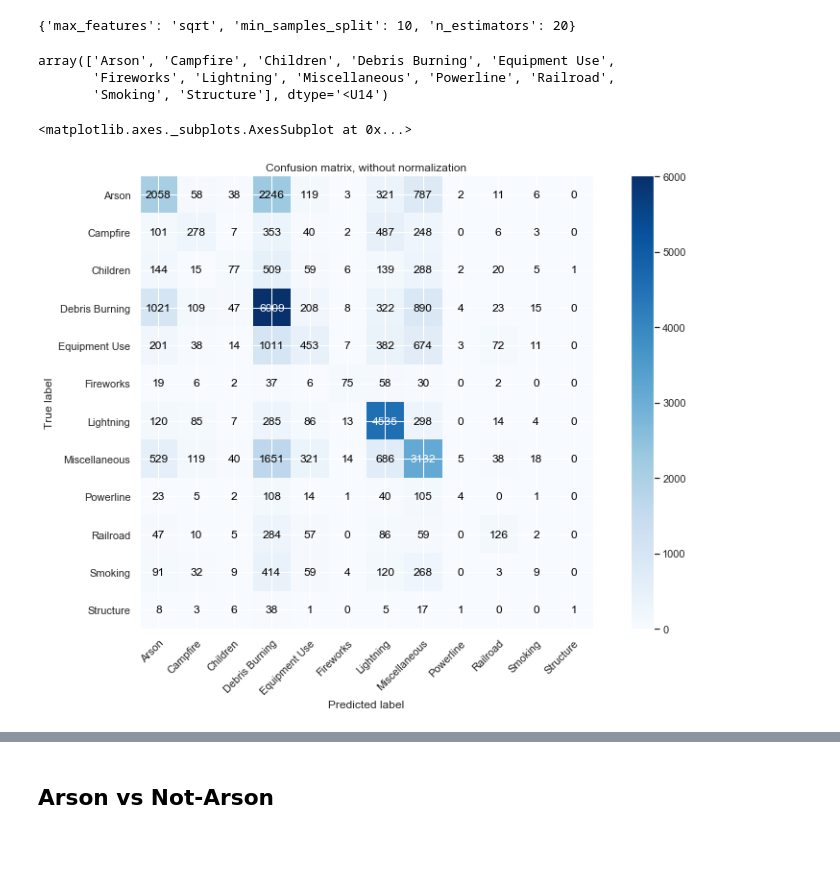
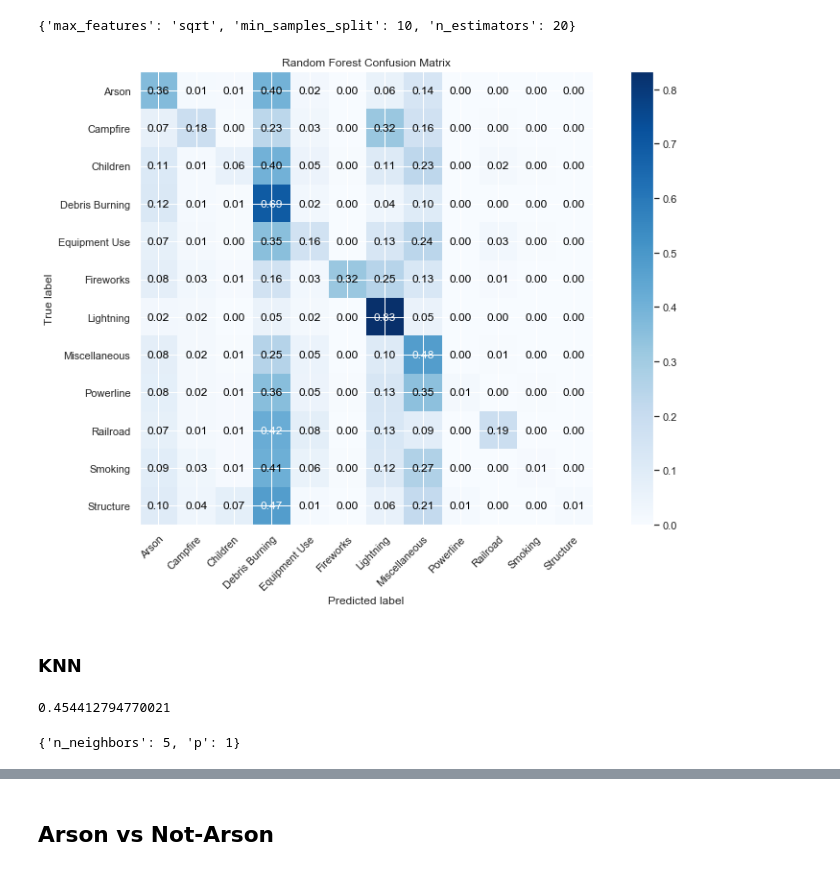
Before and after one commit to carterportwood/Wildfires_ML_Project, a Jupyter notebook: 208 Project.ipynb, the cells around one changed output, grey strips where cells are left out. Drawn from its saved outputs; the diff is of its cells as text; code cells hidden in the pictures; blank space fills up the shorter version.

```diff
--- a/208 Project.ipynb
+++ b/208 Project.ipynb
@@ -344,20 +377,20 @@ max_depth = [3, 5, None]
 min_samples_split = [2, 10]
 
 
-rf_random_grid = {
+rf_grid = {
     'n_estimators': [20],
     'min_samples_split': min_samples_split,
     'max_depth': max_depth
     'max_features': max_features}
 
-rf_cv = skl.model_selection.GridSearchCV(RandomForestClassifier(), rf_random_grid,
+rf_cv = skl.model_selection.GridSearchCV(RandomForestClassifier(), rf_grid,
                                                cv=3,
                                                scoring = "accuracy")
 
 rf_cv.fit(X_train_imp, y_train)
 
-y_pred = rf_cv.predict(X_test_imp)
-skl.metrics.accuracy_score(y_pred, y_test)
+rf_pred = rf_cv.predict(X_test_imp)
+skl.metrics.accuracy_score(rf_pred, y_test)
 # %% [output]
 0.4890555685267336
 # %%
@@ -365,15 +398,33 @@ rf_cv.best_params_
 # %% [output]
 {'max_features': 'sqrt', 'min_samples_split': 10, 'n_estimators': 20}
 # %%
-# y_test_labels = cause_encode.inverse_transform(y_test)
-# y_pred_labels = cause_encode.inverse_transform(y_pred)
-cause_encode.inverse_transform(list(range(0,12)))
+y_test_labels = cause_encode.inverse_transform(y_test)
+rf_pred_labels = cause_encode.inverse_transform(rf_pred)
+causes = cause_encode.inverse_transform(list(range(0,12)))
-# %% [output]
-array(['Arson', 'Campfire', 'Children', 'Debris Burning', 'Equipment Use',
-       'Fireworks', 'Lightning', 'Miscellaneous', 'Powerline', 'Railroad',
-       'Smoking', 'Structure'], dtype='<U14')
-# %%
-plot_confusion_matrix(y_test_labels, y_pred_labels, cause_encode.inverse_transform(list(range(0,12))))
-# %% [output]
-<matplotlib.axes._subplots.AxesSubplot at 0x...>
-[figure, removed]
+# %%
+plot_confusion_matrix(y_test_labels, rf_pred_labels, causes, normalize=True)
+_=plt.title("Random Forest Confusion Matrix")
+# %% [output]
+[figure, added]
+# %% [markdown]
+### KNN
+# %%
+knn_grid = {
+    "p":[1,2],
+    "n_neighbors":[3,5]
+}
+
+knn_cv = skl.model_selection.GridSearchCV(KNeighborsClassifier(), knn_grid,
+                                               cv=3,
+                                               scoring = "accuracy")
+
+knn_cv.fit(X_train_imp, y_train)
+
+knn_pred = knn_cv.predict(X_test_imp)
+skl.metrics.accuracy_score(knn_pred, y_test)
+# %% [output]
+0.454412794770021
+# %%
+knn_cv.best_params_
+# %% [output]
+{'n_neighbors': 5, 'p': 1}
```
Also changed, not shown: parts of 13 cells of this notebook.
